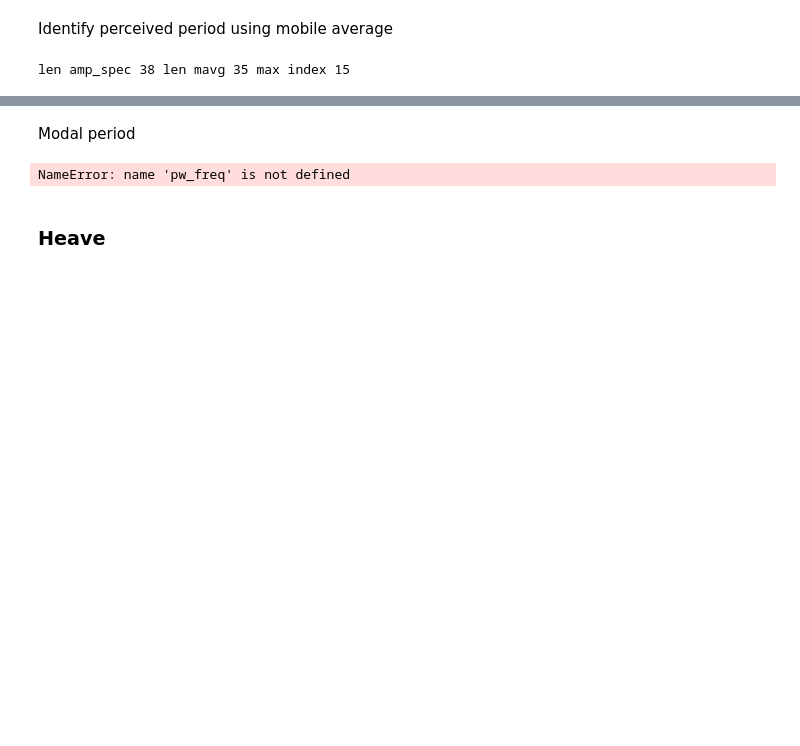
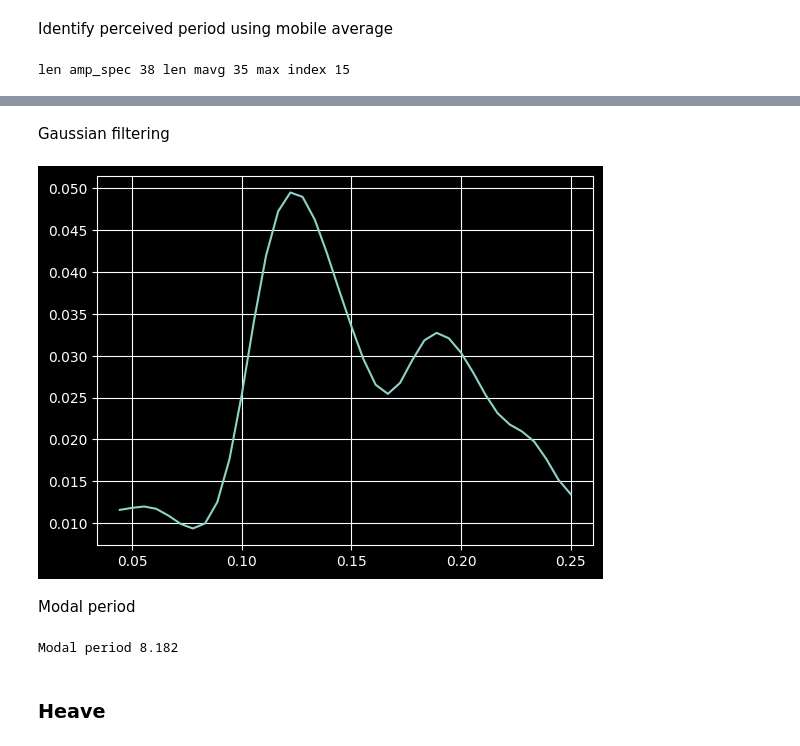
Before and after one commit to mauroc/sqrpi, a Jupyter notebook: dev01.ipynb, the cells around one changed output, grey strips where cells are left out. Cells and saved outputs as stored; diff of their text form; code cells hidden in the pictures; blank space fills up the shorter version.

```diff
--- a/dev01.ipynb
+++ b/dev01.ipynb
@@ -147,11 +147,21 @@ pl.grid(True)
+# %% [markdown]
+Gaussian filtering
+# %%
+gauss = gaussian_filter1d(amp_spec, sigma=2)
+max_index = np.argmax(gauss)
+# %%
+gauss = pl.plot(freqs, gauss)
+pl.grid(True)
+# %% [output]
+[figure, added]
 # %% [markdown]
 Modal period
 # %%
 modal_freq = freqs[max_index]
-modal_per = 1/pw_freq
+modal_per = 1/modal_freq
 print('Modal period', round(modal_per,3))
 # %% [output]
-NameError: name 'pw_freq' is not defined
+Modal period 8.182
 # %% [markdown]
 ### Heave ###
 # %%
```
Also changed, not shown: parts of 11 cells of this notebook, 4 other files.
